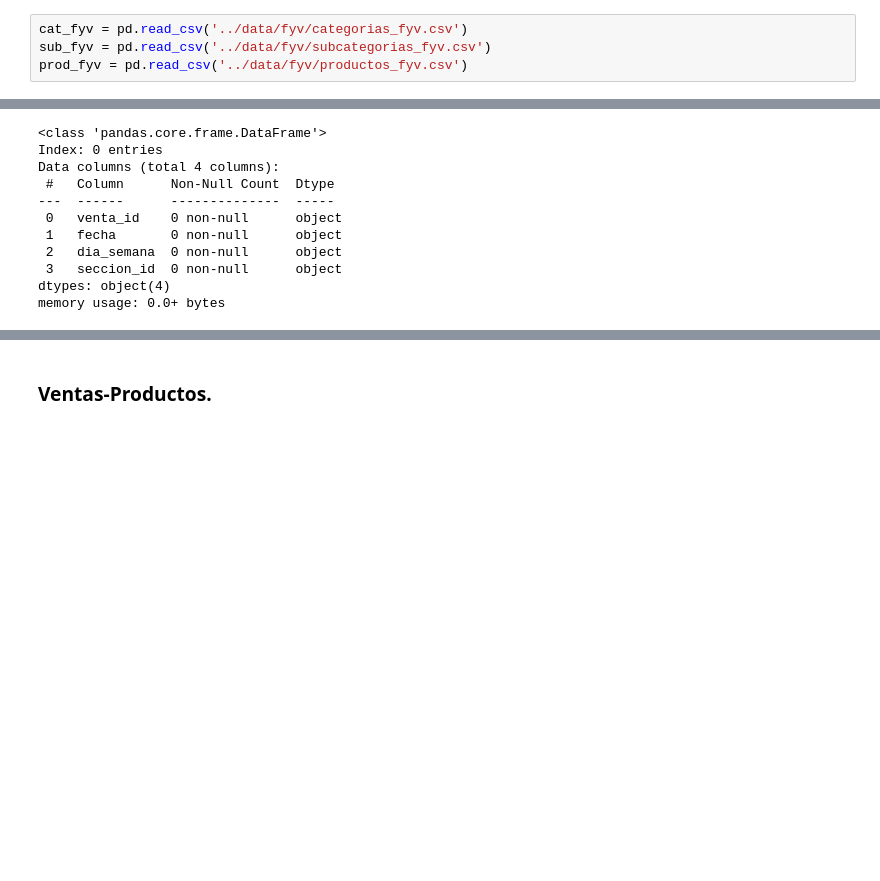
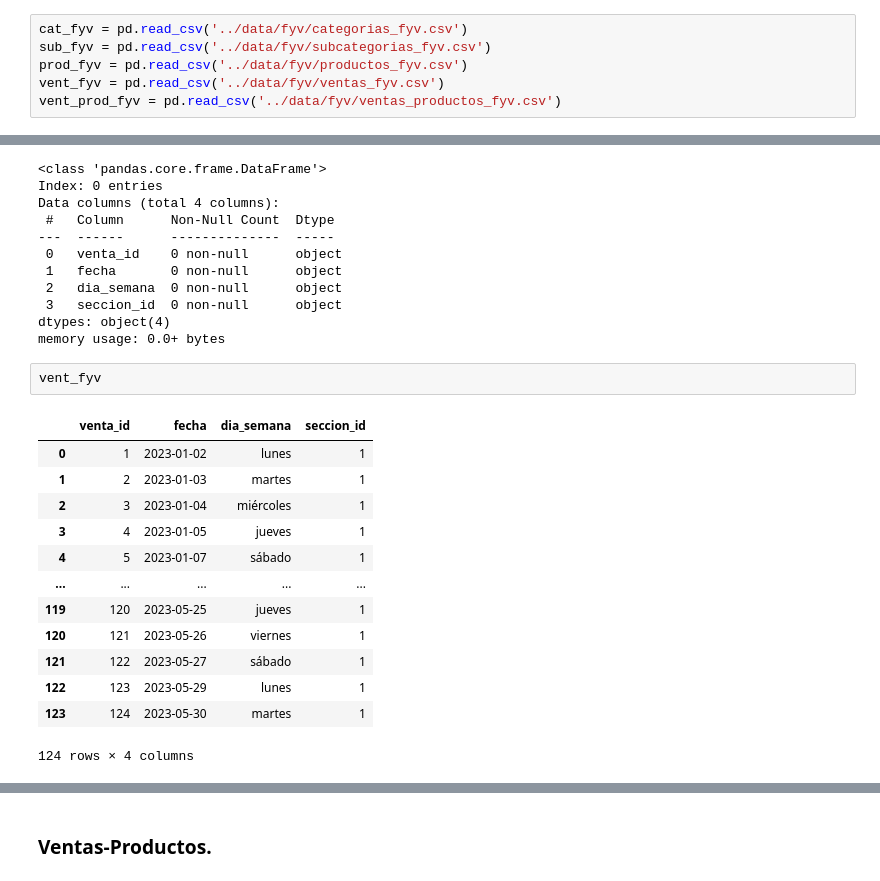
Before and after one commit to dapafer/auto_Pr-PSV, a Jupyter notebook: src/supermercado_database_structure.ipynb, the cells around one changed output, grey strips where cells are left out. Drawn from its saved outputs; the diff is of its cells as text; blank space fills up the shorter version.

Commit message:
"ventas", "ventas_productos" values generated

```diff
--- a/src/supermercado_database_structure.ipynb
+++ b/src/supermercado_database_structure.ipynb
@@ -13,6 +13,8 @@ import pandas as pd
 cat_fyv = pd.read_csv('../data/fyv/categorias_fyv.csv')
 sub_fyv = pd.read_csv('../data/fyv/subcategorias_fyv.csv')
 prod_fyv = pd.read_csv('../data/fyv/productos_fyv.csv')
+vent_fyv = pd.read_csv('../data/fyv/ventas_fyv.csv')
+vent_prod_fyv = pd.read_csv('../data/fyv/ventas_productos_fyv.csv')
 # %% [markdown]
 ## **Generar estructura.**
 # %% [markdown]
@@ -313,3 +232,19 @@ Data columns (total 4 columns):
  3   seccion_id  0 non-null      object
 dtypes: object(4)
 memory usage: 0.0+ bytes
+# %%
+vent_fyv
+# %% [output]
+|  | venta_id | fecha | dia_semana | seccion_id |
+| 0 | 1 | 2023-01-02 | lunes | 1 |
+| 1 | 2 | 2023-01-03 | martes | 1 |
+| 2 | 3 | 2023-01-04 | miércoles | 1 |
+| 3 | 4 | 2023-01-05 | jueves | 1 |
+| 4 | 5 | 2023-01-07 | sábado | 1 |
+| ... | ... | ... | ... | ... |
+| 119 | 120 | 2023-05-25 | jueves | 1 |
+| 120 | 121 | 2023-05-26 | viernes | 1 |
+| 121 | 122 | 2023-05-27 | sábado | 1 |
+| 122 | 123 | 2023-05-29 | lunes | 1 |
+| 123 | 124 | 2023-05-30 | martes | 1 |
+124 rows × 4 columns
```
Also changed, not shown: parts of 27 cells of this notebook, 4 other files.
